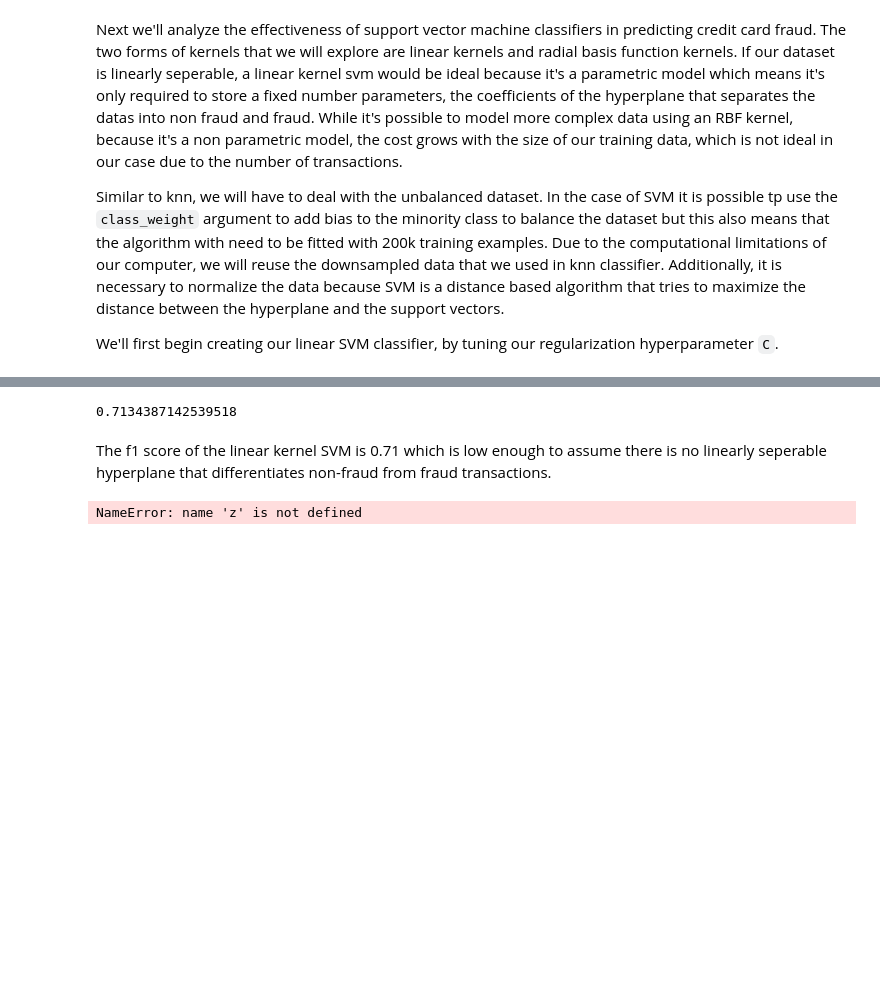
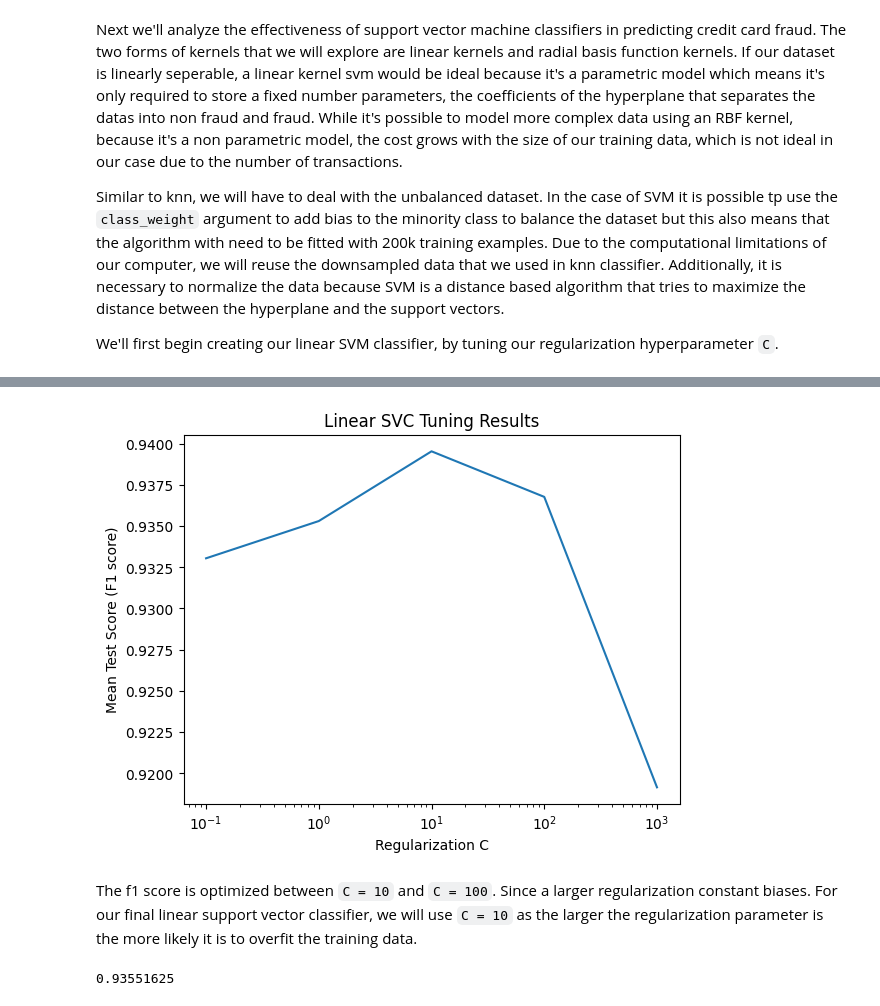
Before and after one commit to JonAndYu/ECON323-Project, a Jupyter notebook: project.ipynb, the cells around one changed output, grey strips where cells are left out. Drawn from its saved outputs; the diff is of its cells as text; code cells hidden in the pictures; blank space fills up the shorter version.

```diff
--- a/project.ipynb
+++ b/project.ipynb
@@ -306,0 +296,18 @@ Different C values score similarly so our fine model will simply use the default
+# %%
+param_grid = {
+    'linearsvc__C': [0.1, 1, 10, 100, 1000]
+}
+
+# Create an SVM classifier with a linear kernel
+linear_svm_hyperparameter_selection_clf = make_pipeline(StandardScaler(), LinearSVC(max_iter=1000, random_state=123))
+
+# Perform grid search with 5-fold cross validation
+linear_svm_hyperparameter_selection_res = tune(
+    param_grid=param_grid,
+    pipeline=linear_svm_hyperparameter_selection_clf,
+    X_train=X_train_balanced,
+    y_train=y_train_balanced,
+    scoring_func='f1_macro'
+)
+
+linear_svm_hyperparameter_selection_res
@@ -307,14 +321,30 @@ Different C values score similarly so our fine model will simply use the default
+# %%
+plt.plot(
+    linear_svm_hyperparameter_selection_res["linearsvc__C"],
+    linear_svm_hyperparameter_selection_res["Mean Test Score"]
+)
+
+# Sets log scale for regularization C
+plt.xscale("log")
+
+# Axis and Title labels
+plt.xlabel("Regularization C")
+plt.ylabel("Mean Test Score (F1 score)")
+plt.title("Linear SVC Tuning Results")
+
+plt.show()
+# %% [output]
+[figure, added]
+# %% [markdown]
+The f1 score is optimized between `C = 10` and `C = 100`. Since a larger regularization constant biases. For our final linear support vector classifier, we will use `C = 10` as the larger the regularization parameter is the more likely it is to overfit the training data.
 # %%
+# Fit the classifier to the training data
+linear_svm_clf = make_pipeline(StandardScaler(), LinearSVC(max_iter=5000, random_state=123, C=10))
 linear_svm_clf.fit(X_train_balanced, y_train_balanced)
 
 y_pred = linear_svm_clf.predict(X_test)
-linear_svm_f1score = f1_score(y_true=y_test, y_pred=y_pred)
+
+linear_svm_f1score = accuracy_score(y_true=y_test, y_pred=y_pred)
 linear_svm_f1score
 # %% [output]
-0.7134387142539518
+0.93551625
-# %% [markdown]
-The f1 score of the linear kernel SVM is 0.71 which is low enough to assume there is no linearly seperable hyperplane that differentiates non-fraud from fraud transactions.
-# %%
-z
-# %% [output]
-NameError: name 'z' is not defined
```
Also changed, not shown: parts of 19 cells of this notebook.
